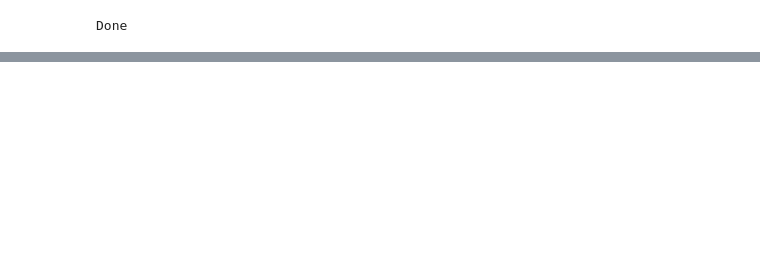
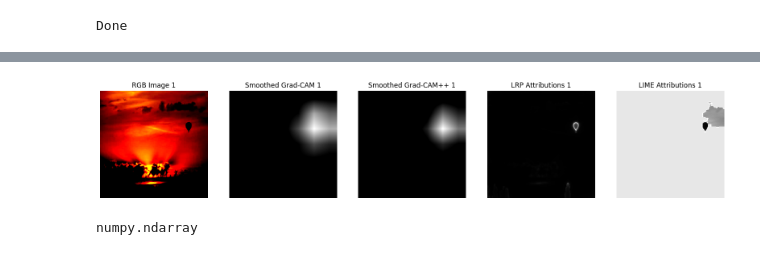
Before and after one commit to sriharikg2003/LRP_CAM, a Jupyter notebook: tutorial.ipynb, the cells around one changed output, grey strips where cells are left out. Drawn from its saved outputs; the diff is of its cells as text; code cells hidden in the pictures; blank space fills up the shorter version.

Commit message:
nice image working

```diff
--- a/tutorial.ipynb
+++ b/tutorial.ipynb
@@ -425,8 +385,8 @@ grad_cam = GradCAM(model=model, target_layers=[model.features[-1]])
 grad_cam_pp = GradCAMPlusPlus(model=model, target_layers=[model.features[-1]])
 
 
-x = x_batch
-y = y_batch
+x = x_batch[:2]
+y = y_batch[:2]
 
 grayscale_grad_cam = grad_cam(input_tensor=x )
 grayscale_grad_cam_pp = grad_cam_pp(input_tensor=x )
@@ -806,0 +1003,4 @@ plt.savefig('my_figure.png', bbox_inches='tight')
+# %%
+marked_image_rgb = mark_boundaries(temp, mask, color=(1, 1, 1))
+marked_image_gray = rgb2gray(marked_image_rgb)
+marked_image_gray = np.expand_dims(marked_image_gray, axis=-1)
@@ -806,0 +1084,57 @@ plt.savefig('my_figure.png', bbox_inches='tight')
+# %%
+# FOR BATCH
+
+import matplotlib.pyplot as plt
+import numpy as np
+
+batch_size = x_batch.shape[0]  # Number of images in the batch
+
+for i in range(1):
+    # Convert RGB image from PyTorch format (C, H, W) to (H, W, C) for matplotlib
+    rgb_image = x_batch[i].detach().cpu().numpy().transpose(1, 2, 0)
+
+    # Ensure values are in the range [0, 1] for proper plotting
+    rgb_image = np.clip(rgb_image, 0, 1)
+
+    # Grayscale images (assuming they are normalized and ready to plot)
+    grayscale_grad_cam_thr_plot = grayscale_grad_cam_thr[i]  # Shape (224, 224)
+    grayscale_grad_cam_pp_thr_plot = grayscale_grad_cam_pp_thr[i]  # Shape (224, 224)
+    attributions_lrp_np_plot = attributions_lrp_np[i]  # Shape (224, 224)
+    marked_image_gray_plot = marked_images_gray_batch[i]  # LIME result
+    # marked_images_gray_batch.append(marked_image_gray_plot)
+    # Plot all images (RGB + 3 grayscale)
+    fig, axes = plt.subplots(nrows=1, ncols=5, figsize=(20, 5))
+
+    # Plot RGB image
+    axes[0].imshow(rgb_image)
+    axes[0].title.set_text(f"RGB Image {i+1}")
+    axes[0].axis('off')
+
+    # Plot Grayscale Grad-CAM
+    axes[1].imshow(grayscale_grad_cam_thr_plot, cmap="gray")
+    axes[1].title.set_text(f"Smoothed Grad-CAM {i+1}")
+    axes[1].axis('off')
+
+    # Plot Grayscale Grad-CAM++
+    axes[2].imshow(grayscale_grad_cam_pp_thr_plot, cmap="gray")
+    axes[2].title.set_text(f"Smoothed Grad-CAM++ {i+1}")
+    axes[2].axis('off')
+
+    # Plot Grayscale LRP
+    axes[3].imshow(attributions_lrp_np_plot, cmap="gray")
+    axes[3].title.set_text(f"LRP Attributions {i+1}")
+    axes[3].axis('off')
+
+    # Plot Grayscale LIME
+    axes[4].imshow(marked_image_gray_plot, cmap="gray")
+    axes[4].title.set_text(f"LIME Attributions {i+1}")
+    axes[4].axis('off')
+
+    # Display the plot for the current batch image
+    plt.show()
+# %% [output]
+[figure, added]
+# %%
+(marked_images_gray_batch)
+# %% [output]
+numpy.ndarray
```
Also changed, not shown: parts of 37 cells of this notebook, 1 other file.
